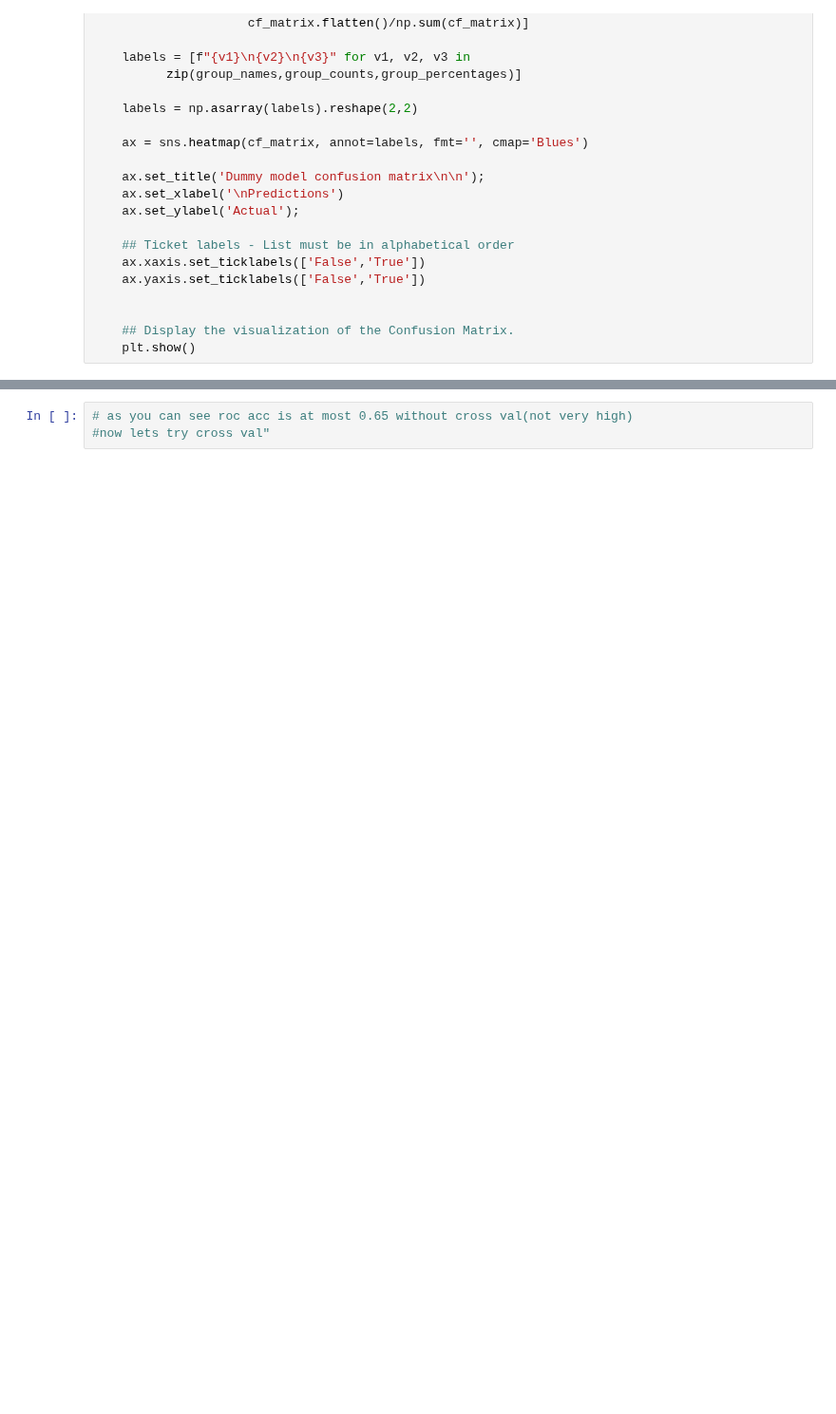
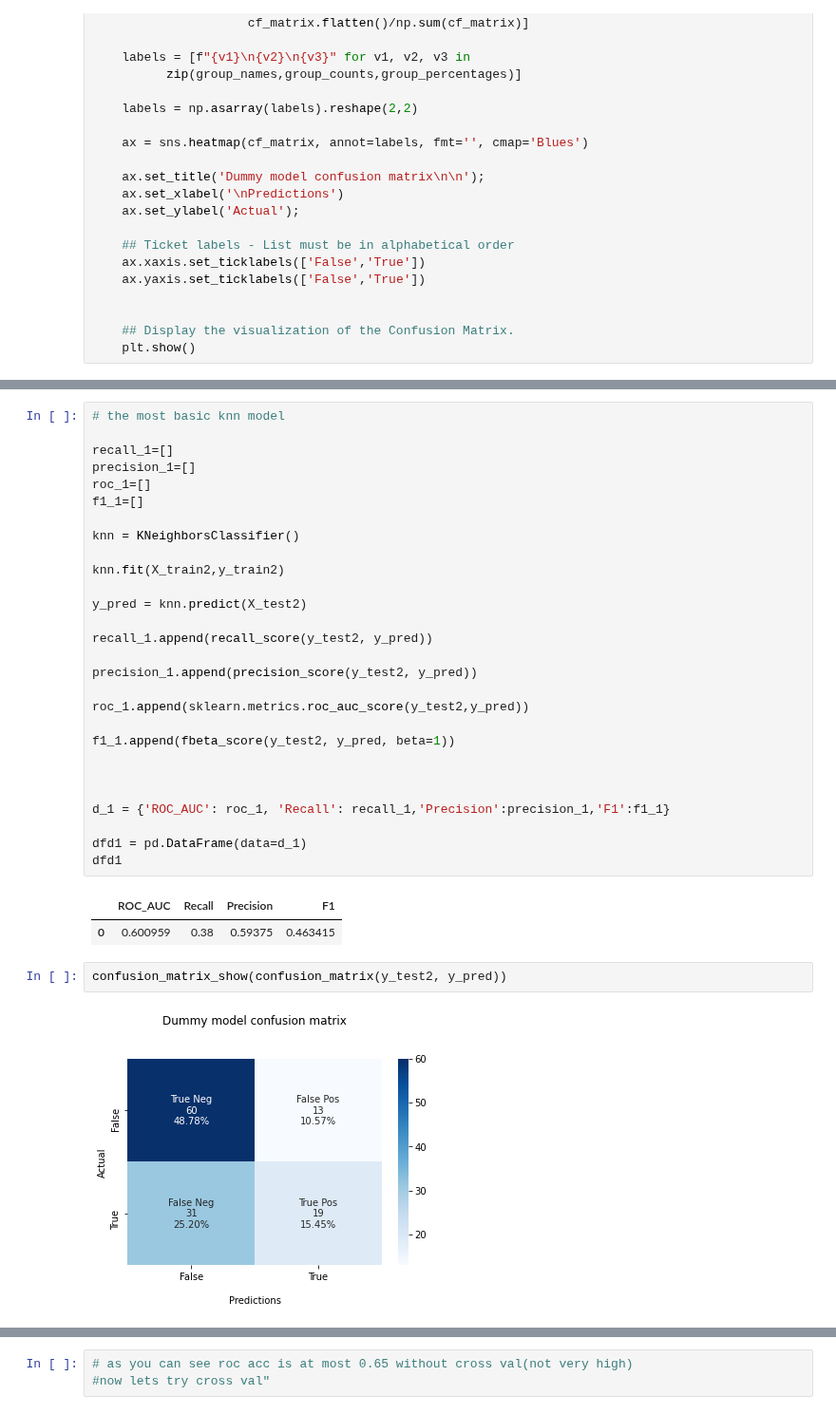
Before and after one commit to Aviost111/Diabetes_Predictions, a Jupyter notebook: Model_testing.ipynb, the cells around one changed output, grey strips where cells are left out. Shown at 95% size. Saved outputs shown, nothing was run; the diff lists cells and outputs as text; blank space fills up the shorter version.

```diff
--- a/Model_testing.ipynb
+++ b/Model_testing.ipynb
@@ -149,0 +196,35 @@ plt.show()
+# %%
+# the most basic knn model
+
+recall_1=[]
+precision_1=[]
+roc_1=[]
+f1_1=[]
+
+knn = KNeighborsClassifier()
+
+knn.fit(X_train2,y_train2)
+
+y_pred = knn.predict(X_test2)
+
+recall_1.append(recall_score(y_test2, y_pred))
+
+precision_1.append(precision_score(y_test2, y_pred))
+
+roc_1.append(sklearn.metrics.roc_auc_score(y_test2,y_pred))
+
+f1_1.append(fbeta_score(y_test2, y_pred, beta=1))
+
+
+
+d_1 = {'ROC_AUC': roc_1, 'Recall': recall_1,'Precision':precision_1,'F1':f1_1}
+
+dfd1 = pd.DataFrame(data=d_1)
+dfd1
+# %% [output]
+|  | ROC_AUC | Recall | Precision | F1 |
+| 0 | 0.600959 | 0.38 | 0.59375 | 0.463415 |
+# %%
+confusion_matrix_show(confusion_matrix(y_test2, y_pred))
+# %% [output]
+[figure, added]
```
Also changed, not shown: parts of 14 cells of this notebook.
